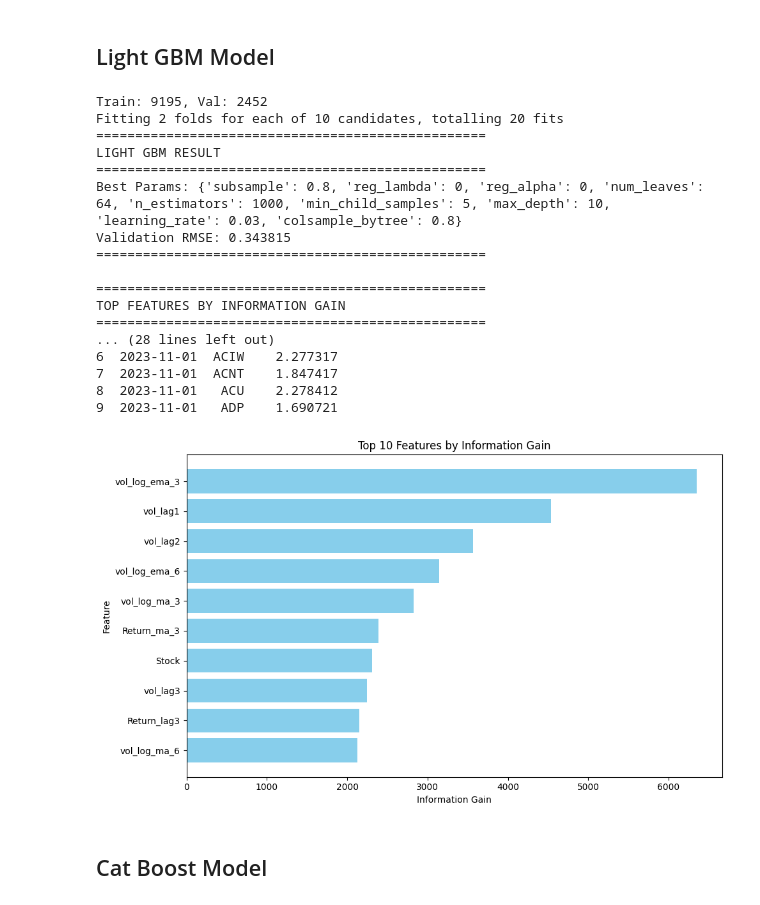
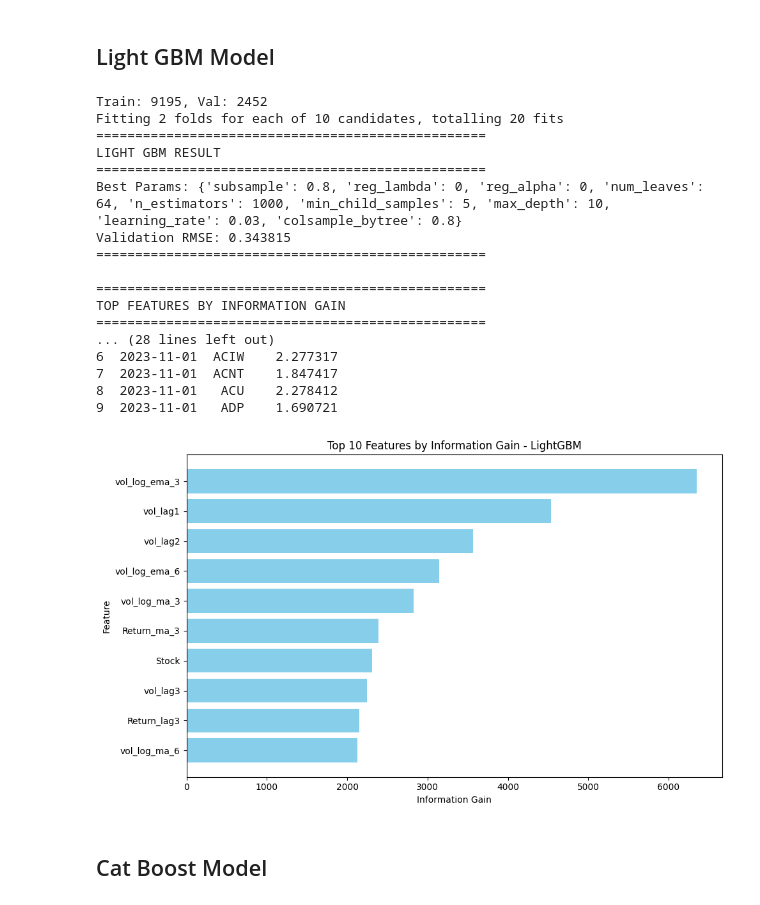
Before and after one commit to MathiasHMorgan/Stock-Volatility-Prediction, a Jupyter notebook: ass1.ipynb, the cells around one changed output. Cells and saved outputs as stored; diff of their text form; code cells hidden in the pictures.

```diff
--- a/ass1.ipynb
+++ b/ass1.ipynb
@@ -274,16 +270,16 @@ stockVolDf.to_csv('A1_stock_volatility_feature_engineered.csv', index=False)
 # %% [markdown]
 # Modelling
 # %%
-def plot_top_features(importance_df, feature_col='feature', gain_col='gain', top_n=10):
+def plot_top_features(importanceDf, featureCol='feature', gainCol='gain', topN=10, modelName = None):
     # Sort and select top features
-    top_features = importance_df.sort_values(by=gain_col, ascending=False).head(top_n)
+    top_features = importanceDf.sort_values(by=gainCol, ascending=False).head(topN)
 
     # Plot
     plt.figure(figsize=(10, 6))
-    plt.barh(top_features[feature_col], top_features[gain_col], color='skyblue')
+    plt.barh(top_features[featureCol], top_features[gainCol], color='skyblue')
     plt.xlabel('Information Gain')
     plt.ylabel('Feature')
-    plt.title(f'Top {top_n} Features by Information Gain')
+    plt.title(f'Top {topN} Features by Information Gain - {modelName}')
     plt.gca().invert_yaxis()
     plt.tight_layout()
     plt.show()
@@ -291,29 +287,30 @@ def plot_top_features(importance_df, feature_col='feature', gain_col='gain', top
 ## Light GBM Model
 # %%
 # -------------------------- 1. Load --------------------------
-trainPath = "A1_stock_volatility_feature_engineered.csv"
+trainDf = stockVolDf
 submitPath = "A1_stock_volatility_submission.csv"
-
-trainDf = pd.read_csv(trainPath)
 submitDf = pd.read_csv(submitPath)
 
-# Categorical
+# Create categorical feature
 trainDf["Stock"] = trainDf["Stock"].astype("category")
 submitDf["Stock"] = submitDf["Stock"].astype("category")
 
-# Feature / target separation
+# Seperate features and target
 featureCols = [col for col in trainDf.columns if col not in {"Date", "Volatility", "Volatility_Log"}]
 targetCol = "Volatility_Log"
 
 # -------------------------- 2. Time-Series Split --------------------------
 
+# Split based on dates to prevent data leakage
 allDates = sorted(trainDf["Date"].unique())
 splitIdx = int(len(allDates) * 0.8)
 valDates = set(allDates[splitIdx:])
 
+# Create train/val sets
 trainSet = trainDf[~trainDf["Date"].isin(valDates)].copy()
 valSet   = trainDf[ trainDf["Date"].isin(valDates)].copy()
 
+# Seperate features and target
 xTrain = trainSet[featureCols]
 yTrain = trainSet[targetCol]
 xVal   = valSet[featureCols]
@@ -323,6 +320,7 @@ print(f"Train: {len(trainSet)}, Val: {len(valSet)}")
 
 # -------------------------- 3. Hyperparameter Search --------------------------
 
+# Define parameter distribution for Randomized Search
 paramDist = {
     "n_estimators": [500, 1000],
     "learning_rate": [0.01, 0.03],
@@ -385,13 +383,13 @@ importances = bestModel.feature_importances_
 featureNames = xTrain.columns
 
 # Create DataFrame
-importance_df = pd.DataFrame({
+importanceDf = pd.DataFrame({
     'Feature': featureNames,
     'Gain': importances
 }).sort_values(by='Gain', ascending=False).reset_index(drop=True)
 
 # Show top 20
-print(importance_df.head(20).to_string(index=False))
+print(importanceDf.head(20).to_string(index=False))
 
 # -------------------------- 6. Volatility Prediction --------------------------
 
@@ -417,35 +415,35 @@ predVol = np.expm1(predLog)
 
 submission = pd.DataFrame({
     "Date":       submitDate,
     "Stock":      submitRows["Stock"].values,
     "Volatility": predVol
 }).sort_values("Stock").reset_index(drop=True)
 
 # -------------------------- 7. Prediction Results --------------------------
 
 print(submission.head(10))
 
 # -------------------------- 8. Plot Feature Information Gain --------------------------
-plot_top_features(importance_df, feature_col='Feature', gain_col='Gain', top_n=10)
+plot_top_features(importanceDf, featureCol='Feature', gainCol='Gain', topN=10, modelName='LightGBM')
 # %% [output]
 Train: 9195, Val: 2452
 Fitting 2 folds for each of 10 candidates, totalling 20 fits
 ==================================================
 LIGHT GBM RESULT
 ==================================================
 Best Params: {'subsample': 0.8, 'reg_lambda': 0, 'reg_alpha': 0, 'num_leaves': 64, 'n_estimators': 1000, 'min_child_samples': 5, 'max_depth': 10, 'learning_rate': 0.03, 'colsample_bytree': 0.8}
 Validation RMSE: 0.343815
 ==================================================
 
 ==================================================
 TOP FEATURES BY INFORMATION GAIN
 ==================================================
 ... (28 lines left out)
 6  2023-11-01  ACIW    2.277317
 7  2023-11-01  ACNT    1.847417
 8  2023-11-01   ACU    2.278412
 9  2023-11-01   ADP    1.690721
-[figure, old version]
+[figure, new version]
 # %% [markdown]
 ## Cat Boost Model
 # %%
```
Also changed, not shown: parts of 6 cells of this notebook, 1 other file.
